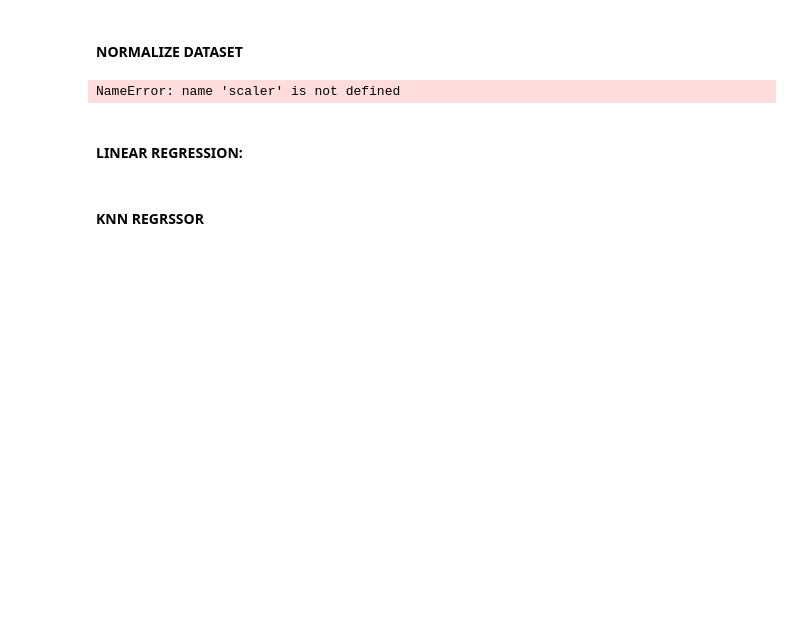
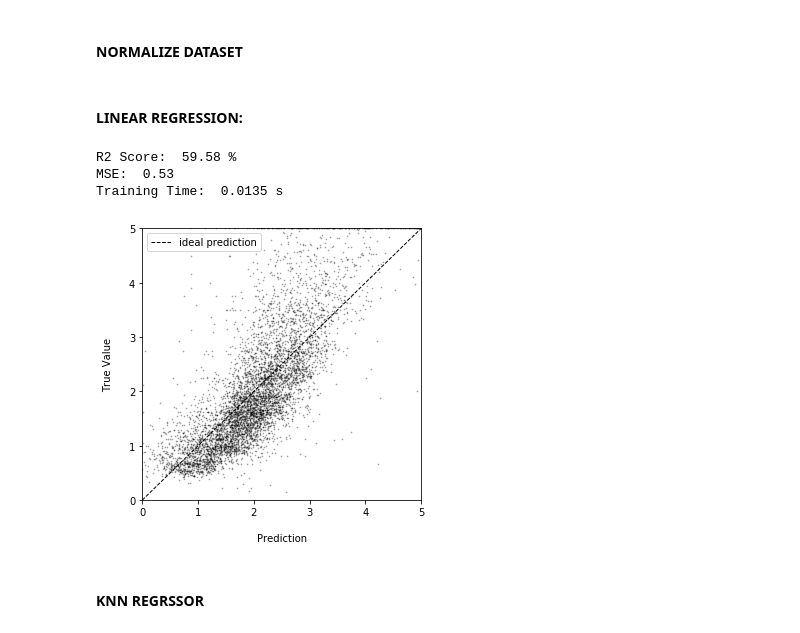
Before and after one commit to paulrupprecht/CaliforniaHousingDataset, a Jupyter notebook: regression.ipynb, the cells around one changed output. Drawn from its saved outputs; the diff is of its cells as text; code cells hidden in the pictures; blank space fills up the shorter version.

```diff
--- a/regression.ipynb
+++ b/regression.ipynb
@@ -17,11 +27,9 @@ Downloading Cal. housing from https://ndownloader.figshare.com/files/5976036 to
 # %% [markdown]
 #### NORMALIZE DATASET
 # %%
-
+scaler = StandardScaler()
 scaler.fit(x_train)
 x_train = scaler.transform(x_train)
 x_test = scaler.transform(x_test)
-# %% [output]
-NameError: name 'scaler' is not defined
 # %% [markdown]
 #### LINEAR REGRESSION:
@@ -28,2 +38,34 @@ NameError: name 'scaler' is not defined
+# %%
+regr=LinearRegression()
+start = time.time()
+regr.fit(x_train, y_train)
+end = time.time()
+
+y_pred = regr.predict(x_test)
+score = r2_score(y_test, y_pred)
+mse = mean_squared_error(y_test, y_pred)
+
+print("R2 Score: ", np.round(100*score,2), "%")
+print("MSE: ", np.round(mse,2))
+print("Training Time: ", np.round(end-start,4), "s")
+
+plt.figure(figsize=(5,5))
+plt.scatter(y_pred, y_test, s=0.5, c="black", alpha=0.3)
+plt.plot([0, 10], [0, 10], 'k--', lw=1, color="black", label='ideal prediction')
+plt.legend()
+plt.xlim(0,5)
+plt.ylim(0,5)
+plt.xlabel("\nPrediction")
+plt.ylabel("True Value\n")
+plt.show()
+
+results=[]
+regr_results = [score, mse, end-start]
+results.append(regr_results)
+# %% [output]
+R2 Score:  59.58 %
+MSE:  0.53
+Training Time:  0.0135 s
+[figure, added]
 # %% [markdown]
 #### KNN REGRSSOR
```
Also changed, not shown: parts of 20 cells of this notebook.
